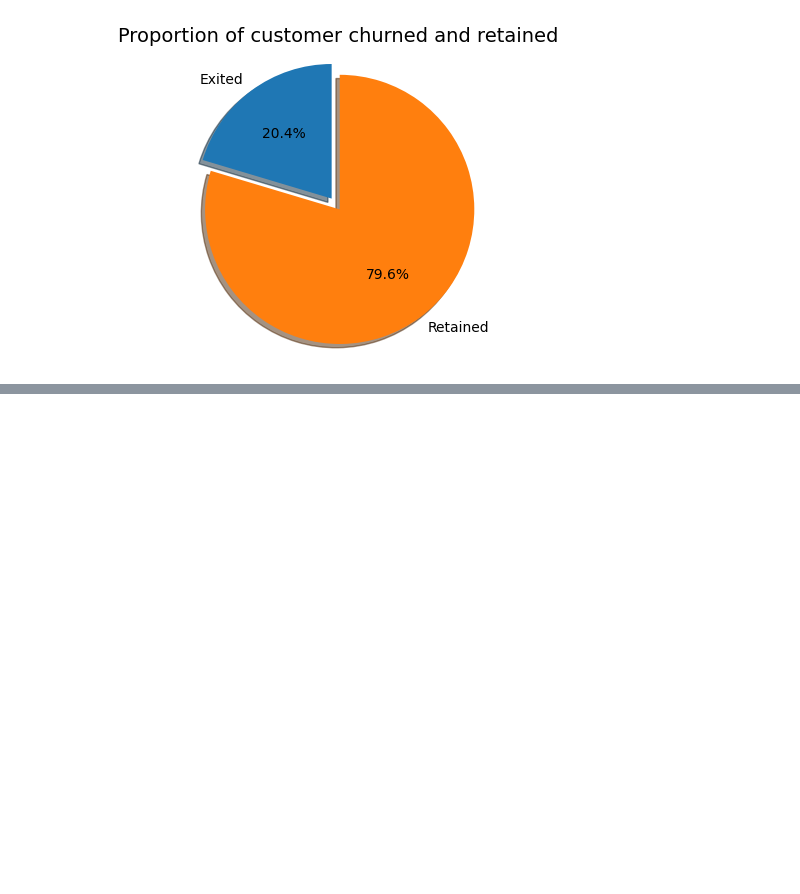
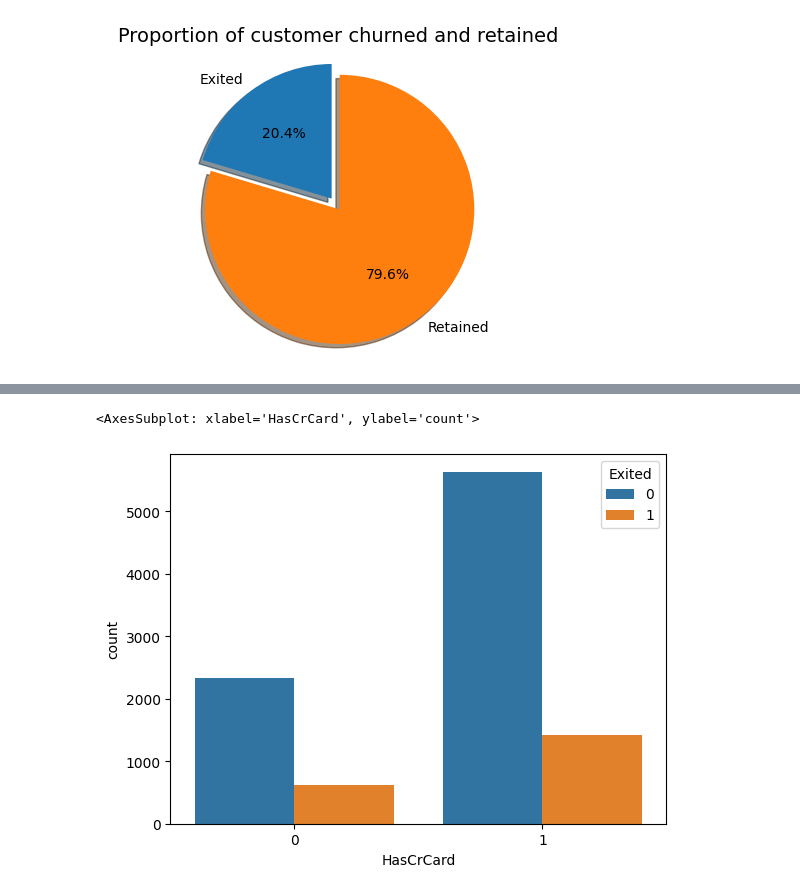
Before and after one commit to nadeap/Data-Analyst, a Jupyter notebook: bank churn prediction/churn.ipynb, the cells around one changed output, grey strips where cells are left out. Drawn from its saved outputs; the diff is of its cells as text; code cells hidden in the pictures; blank space fills up the shorter version.

```diff
--- a/bank churn prediction/churn.ipynb
+++ b/bank churn prediction/churn.ipynb
@@ -109,0 +120,5 @@ plt.show()
+# %%
+sns.countplot(x='HasCrCard', hue = 'Exited',data = data)
+# %% [output]
+<AxesSubplot: xlabel='HasCrCard', ylabel='count'>
+[figure, added]
```
Also changed, not shown: parts of 3 cells of this notebook.
